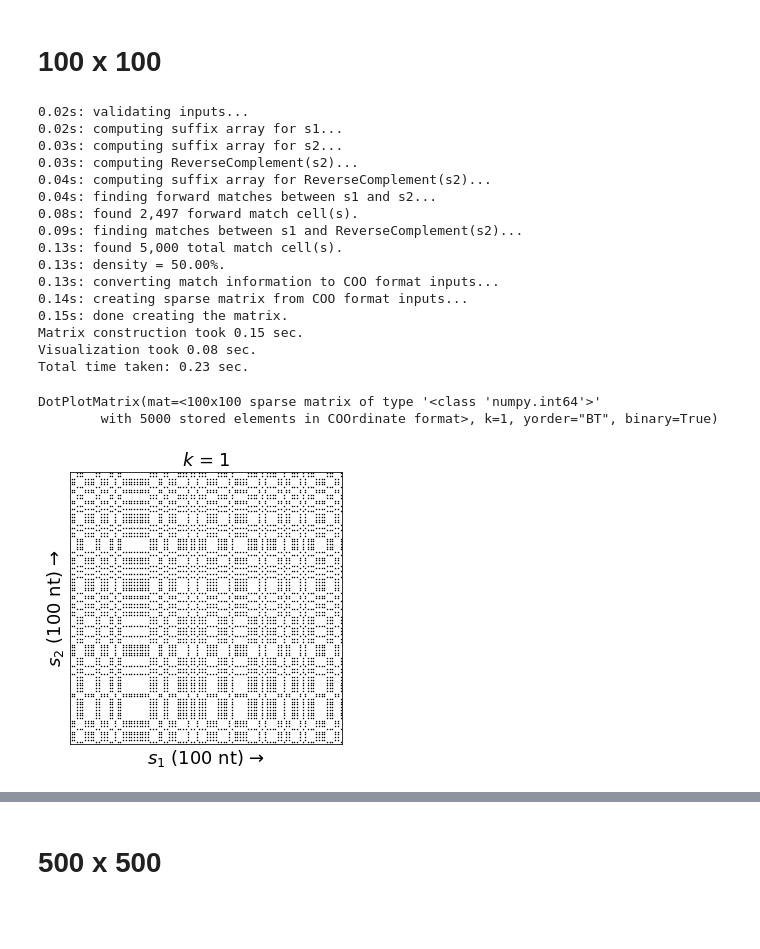
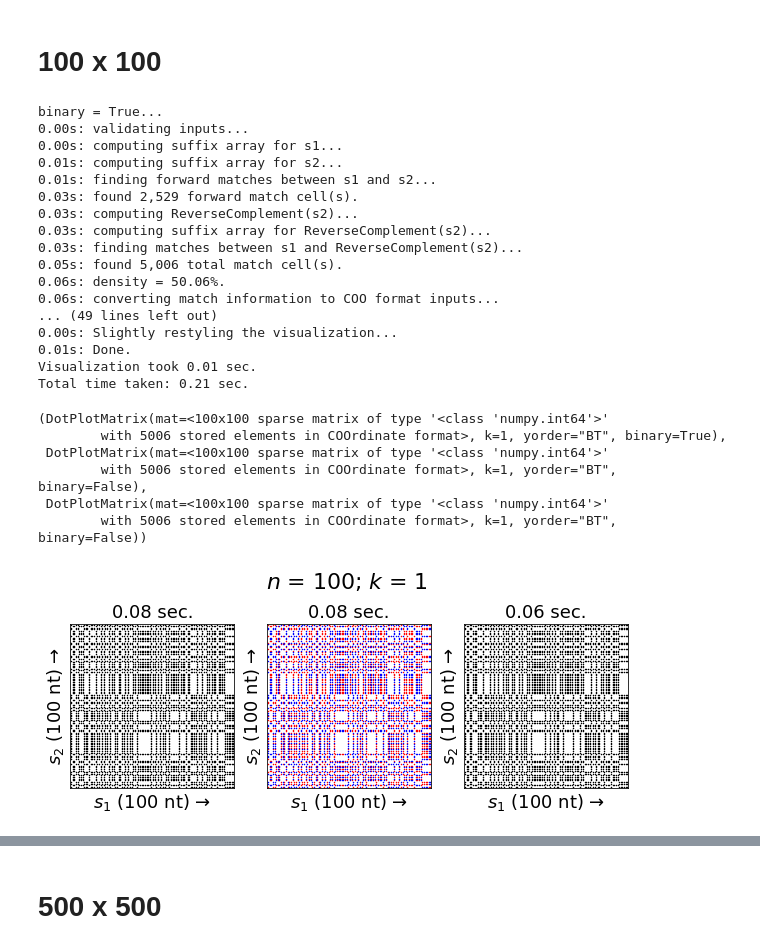
Before and after one commit to fedarko/wotplot, a Jupyter notebook: docs/Benchmarking.ipynb, the cells around one changed output, grey strips where cells are left out. Drawn from its saved outputs; the diff is of its cells as text; code cells hidden in the pictures; blank space fills up the shorter version.

Commit message:
DOC/PERF: benchmarking documentation w/ binary&fb

```diff
--- a/docs/Benchmarking.ipynb
+++ b/docs/Benchmarking.ipynb
@@ -32,25 +60,30 @@ def sim(n, k, markersize=0.5, fig_size_inches=(5, 5)):
 # %% [markdown]
 # 100 x 100
 # %%
-sim(100, 1)
+sim(100, 1, incl_fb=True)
 # %% [output]
-0.02s: validating inputs...
-0.02s: computing suffix array for s1...
-0.03s: computing suffix array for s2...
+binary = True...
+0.00s: validating inputs...
+0.00s: computing suffix array for s1...
+0.01s: computing suffix array for s2...
+0.01s: finding forward matches between s1 and s2...
+0.03s: found 2,529 forward match cell(s).
 0.03s: computing ReverseComplement(s2)...
-0.04s: computing suffix array for ReverseComplement(s2)...
-0.04s: finding forward matches between s1 and s2...
-0.08s: found 2,497 forward match cell(s).
-0.09s: finding matches between s1 and ReverseComplement(s2)...
-0.13s: found 5,000 total match cell(s).
-0.13s: density = 50.00%.
-0.13s: converting match information to COO format inputs...
-0.14s: creating sparse matrix from COO format inputs...
-0.15s: done creating the matrix.
-Matrix construction took 0.15 sec.
-Visualization took 0.08 sec.
-Total time taken: 0.23 sec.
+0.03s: computing suffix array for ReverseComplement(s2)...
+0.03s: finding matches between s1 and ReverseComplement(s2)...
+0.05s: found 5,006 total match cell(s).
+0.06s: density = 50.06%.
+0.06s: converting match information to COO format inputs...
+... (49 lines left out)
+0.00s: Slightly restyling the visualization...
+0.01s: Done.
+Visualization took 0.01 sec.
+Total time taken: 0.21 sec.
-DotPlotMatrix(mat=<100x100 sparse matrix of type '<class 'numpy.int64'>'
-        with 5000 stored elements in COOrdinate format>, k=1, yorder="BT", binary=True)
+(DotPlotMatrix(mat=<100x100 sparse matrix of type '<class 'numpy.int64'>'
+        with 5006 stored elements in COOrdinate format>, k=1, yorder="BT", binary=True),
+ DotPlotMatrix(mat=<100x100 sparse matrix of type '<class 'numpy.int64'>'
+        with 5006 stored elements in COOrdinate format>, k=1, yorder="BT", binary=False),
+ DotPlotMatrix(mat=<100x100 sparse matrix of type '<class 'numpy.int64'>'
+        with 5006 stored elements in COOrdinate format>, k=1, yorder="BT", binary=False))
-[figure, old version]
+[figure, new version]
 # %%
```
Also changed, not shown: parts of 24 cells of this notebook.
